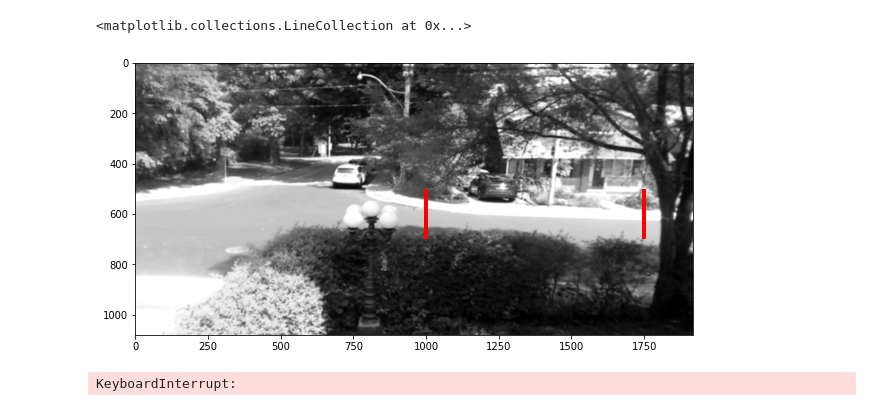
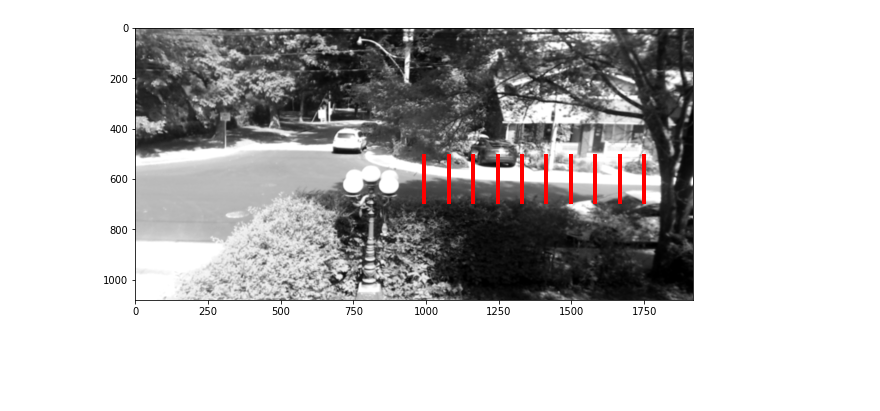
Before and after one commit to hannorein/velocity, a Jupyter notebook: VelocityApp.ipynb, the cells around one changed output. Cells and saved outputs as stored; diff of their text form; code cells hidden in the pictures; blank space fills up the shorter version.

```diff
--- a/VelocityApp.ipynb
+++ b/VelocityApp.ipynb
@@ -13,36 +13,28 @@ ret, frame = cap.read() #read one frame
 Ntime = 200
 top = 500
 bottom = 700
-locr = 1750
-locl = 1000
+stop = 1000
+start = 1750
+Nslices = 10
 height = bottom-top
 
-def getslice(frame,loc):
+def getslice(frame,i):
+    loc = start + (stop-start)//(Nslices-1)*i
     return np.average(frame[top:bottom,loc],axis=-1)
 
-def getvalue(frame,loc):
+def getvalue(frame,i):
+    loc = start + (stop-start)//(Nslices-1)*i
     return np.average(frame[top:bottom,loc])
 
-
-
 ret, frame = cap.read()
-baseliner = getvalue(frame,locr)
-baselinel = getvalue(frame,locl)
+baselines = np.zeros((Nslices))
+for i in range(Nslices):
+    baselines[i] = getvalue(frame,i)
 # %%
 fig, ax = plt.subplots(1,1,figsize=(10,5))
 ax.imshow(np.average(frame,axis=-1), interpolation = 'bicubic', cmap="gray",aspect = "auto")
-ax.vlines(locr,ymin=top,ymax=bottom,color="red",lw=4)
-ax.vlines(locl,ymin=top,ymax=bottom,color="red",lw=4)
+for i in range(Nslices):
+    loc = start + (stop-start)//(Nslices-1)*i
+    ax.vlines(loc,ymin=top,ymax=bottom,color="red",lw=4)
 # %% [output]
-<matplotlib.collections.LineCollection at 0x...>
-[figure, old version]
+[figure, new version]
-# %%
-spacetimer = np.zeros((Ntime,height))
-spacetimel = np.zeros((Ntime,height))
-
-for i in range(Ntime):
-    ret, frame = cap.read()
-    spacetimer[i] = getslice(frame,locr)
-    spacetimel[i] = getslice(frame,locl)
-# %% [output]
-KeyboardInterrupt:
```
Also changed, not shown: parts of 4 cells of this notebook.
